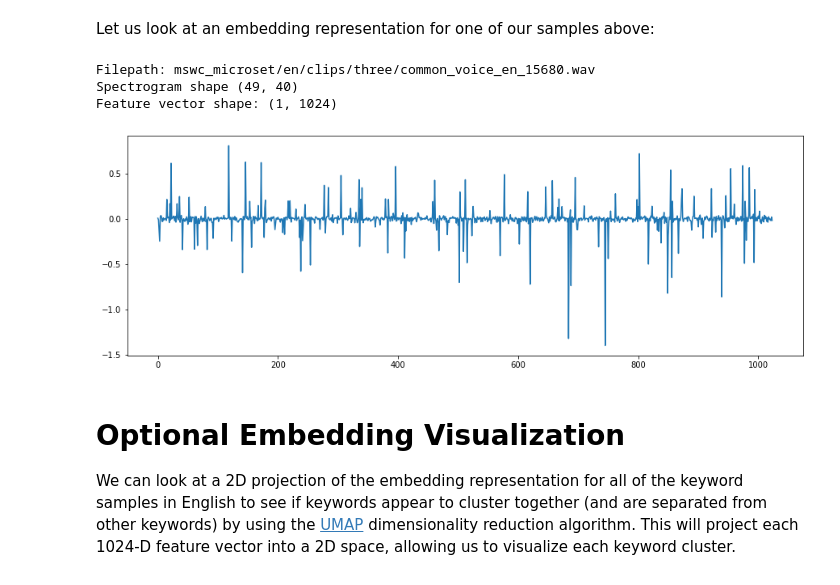
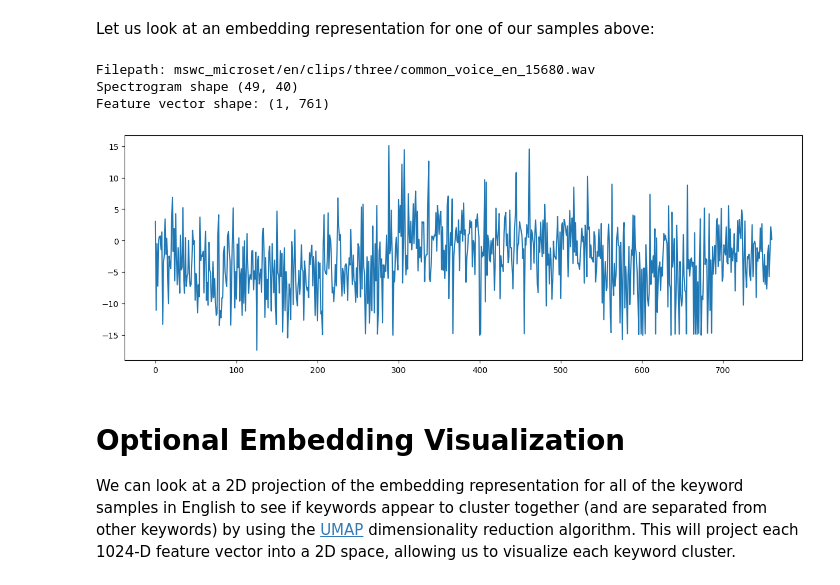
Before and after one commit to ard9/Ard9-cv, a Jupyter notebook: multilingual_kws_intro_tutorial.ipynb, the cells around one changed output. Cells and saved outputs as stored; diff of their text form; code cells hidden in the pictures.

```diff
--- a/multilingual_kws_intro_tutorial.ipynb
+++ b/multilingual_kws_intro_tutorial.ipynb
@@ -201,0 +258,18 @@ embedding.trainable = False
+# %%
+import tensorflow as tf
+
+# Load the SavedModel
+base_model = tf.saved_model.load("./embedding_model/multilingual_context_73_0.8011")
+
+# Create a custom wrapper layer
+class EmbeddingLayer(tf.keras.layers.Layer):
+    def __init__(self, saved_model_path, **kwargs):
+        super().__init__(**kwargs)
+        self.saved_model = tf.saved_model.load(saved_model_path)
+        self.trainable = False
+
+    def call(self, inputs):
+        return self.saved_model(inputs)
+
+# Create the embedding layer
+embedding = EmbeddingLayer("./embedding_model/multilingual_context_73_0.8011")
@@ -204,18 +296,19 @@ Let us look at an embedding representation for one of our samples above:
 # %%
 sample_fpath = str(three_mswc_en[0])
 print("Filepath:", sample_fpath)
 spectrogram = input_data.file2spec(settings, sample_fpath)
 print("Spectrogram shape", spectrogram.shape)
 # retrieve embedding vector representation (reshape into 1x49x40x1)
-feature_vec = embedding.predict(spectrogram[tf.newaxis, :, :, tf.newaxis])
+feature_vec = embedding(spectrogram[tf.newaxis, :, :, tf.newaxis])
+
 print("Feature vector shape:", feature_vec.shape)
 plt.plot(feature_vec[0]);
 plt.gcf().set_size_inches(15,5)
 # %% [output]
 Filepath: mswc_microset/en/clips/three/common_voice_en_15680.wav
 Spectrogram shape (49, 40)
-Feature vector shape: (1, 1024)
+Feature vector shape: (1, 761)
-[figure, old version]
+[figure, new version]
 # %% [markdown]
 # Optional Embedding Visualization
 We can look at a 2D projection of the embedding representation for all of the keyword samples in English to see if keywords appear to cluster together (and are separated from other keywords) by using the [UMAP](https://umap-learn.readthedocs.io/en/latest/basic_usage.html) dimensionality reduction algorithm. This will project each 1024-D feature vector into a 2D space, allowing us to visualize each keyword cluster.
```
Also changed, not shown: parts of 9 cells of this notebook.
